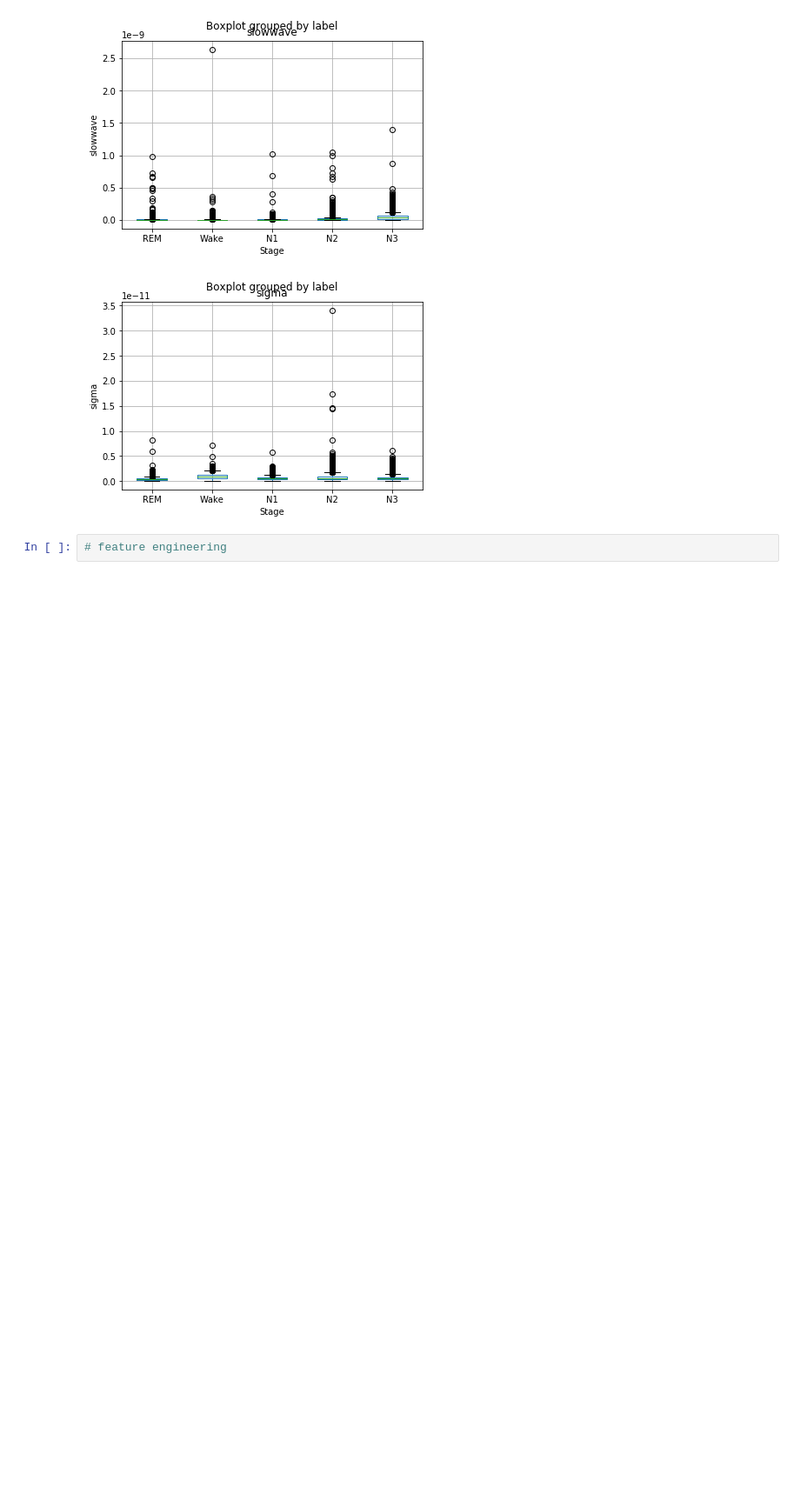
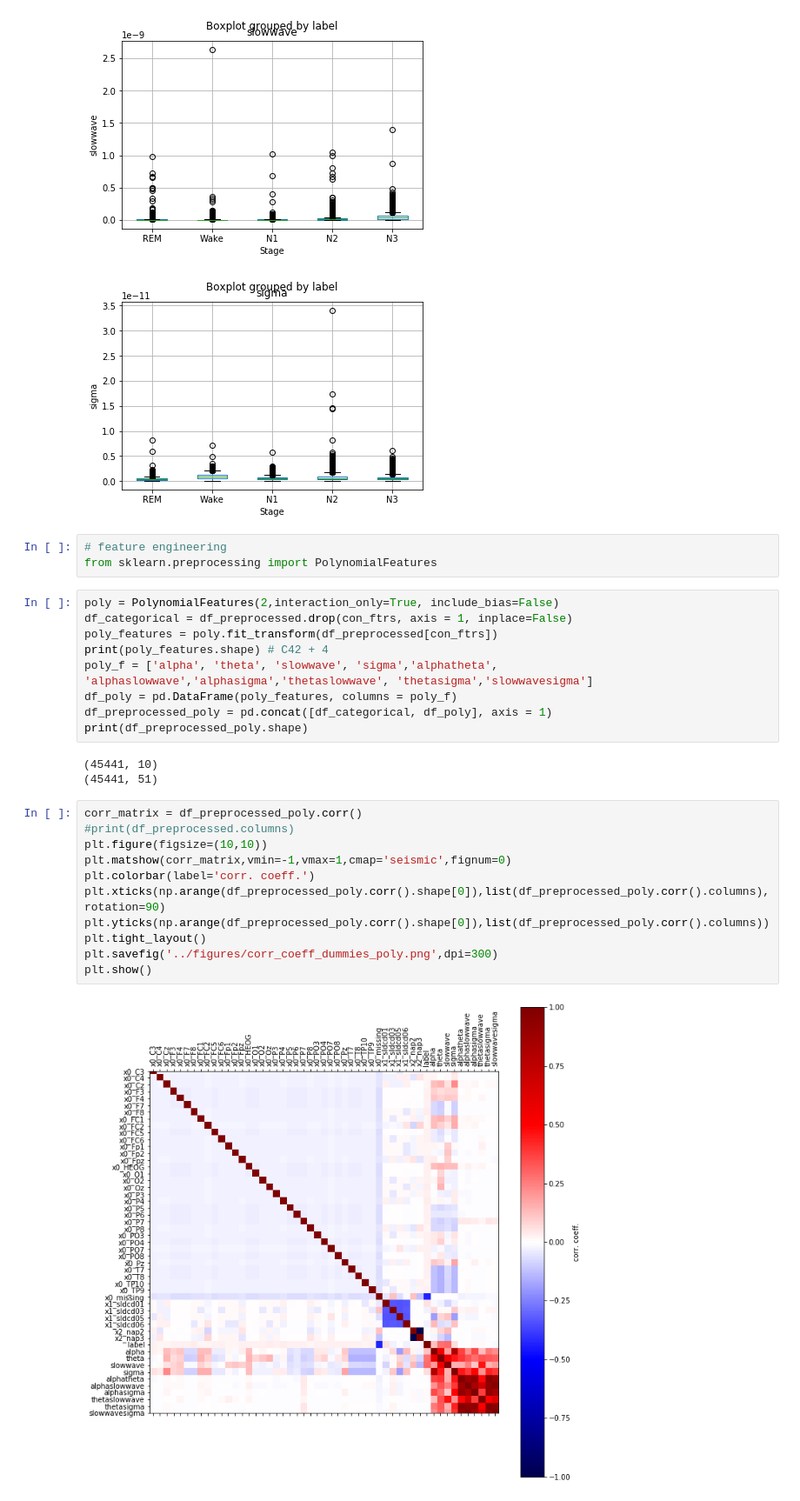
Before and after one commit to zhiyanwang27/decoding_sleep, a Jupyter notebook: src/EDA.ipynb, the cells around one changed output. Shown at 87% size. Saved outputs shown, nothing was run; the diff lists cells and outputs as text; blank space fills up the shorter version.

```diff
--- a/src/EDA.ipynb
+++ b/src/EDA.ipynb
@@ -89,3 +89,29 @@ for i in range(len(con_ftrs)):
 [figure]
 # %%
 # feature engineering
+from sklearn.preprocessing import PolynomialFeatures
+# %%
+poly = PolynomialFeatures(2,interaction_only=True, include_bias=False)
+df_categorical = df_preprocessed.drop(con_ftrs, axis = 1, inplace=False)
+poly_features = poly.fit_transform(df_preprocessed[con_ftrs])
+print(poly_features.shape) # C42 + 4
+poly_f = ['alpha', 'theta', 'slowwave', 'sigma','alphatheta', 'alphaslowwave','alphasigma','thetaslowwave', 'thetasigma','slowwavesigma']
+df_poly = pd.DataFrame(poly_features, columns = poly_f)
+df_preprocessed_poly = pd.concat([df_categorical, df_poly], axis = 1)
+print(df_preprocessed_poly.shape)
+# %% [output]
+(45441, 10)
+(45441, 51)
+# %%
+corr_matrix = df_preprocessed_poly.corr()
+#print(df_preprocessed.columns)
+plt.figure(figsize=(10,10))
+plt.matshow(corr_matrix,vmin=-1,vmax=1,cmap='seismic',fignum=0)
+plt.colorbar(label='corr. coeff.')
+plt.xticks(np.arange(df_preprocessed_poly.corr().shape[0]),list(df_preprocessed_poly.corr().columns),rotation=90)
+plt.yticks(np.arange(df_preprocessed_poly.corr().shape[0]),list(df_preprocessed_poly.corr().columns))
+plt.tight_layout()
+plt.savefig('../figures/corr_coeff_dummies_poly.png',dpi=300)
+plt.show()
+# %% [output]
+[figure, added]
```
Also changed, not shown: parts of 3 cells of this notebook, 7 other files.
